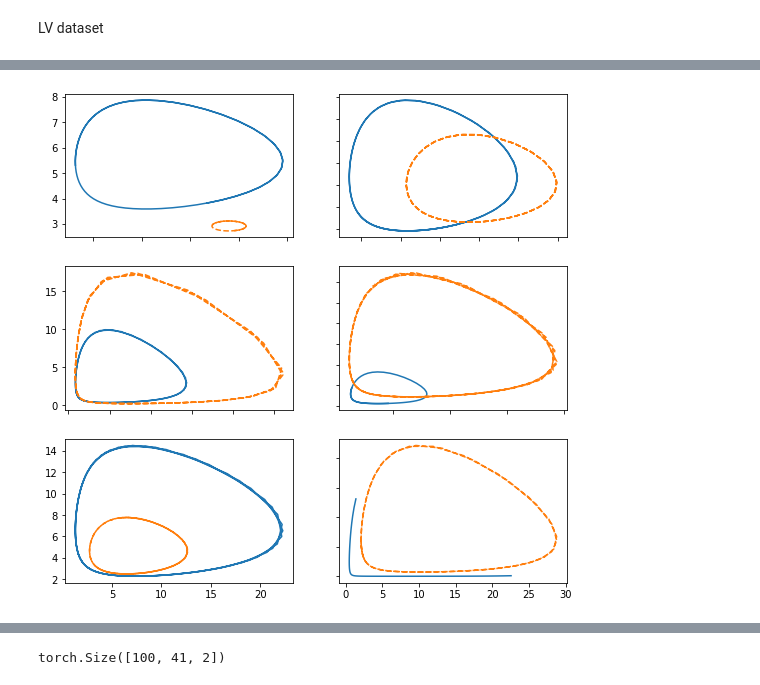
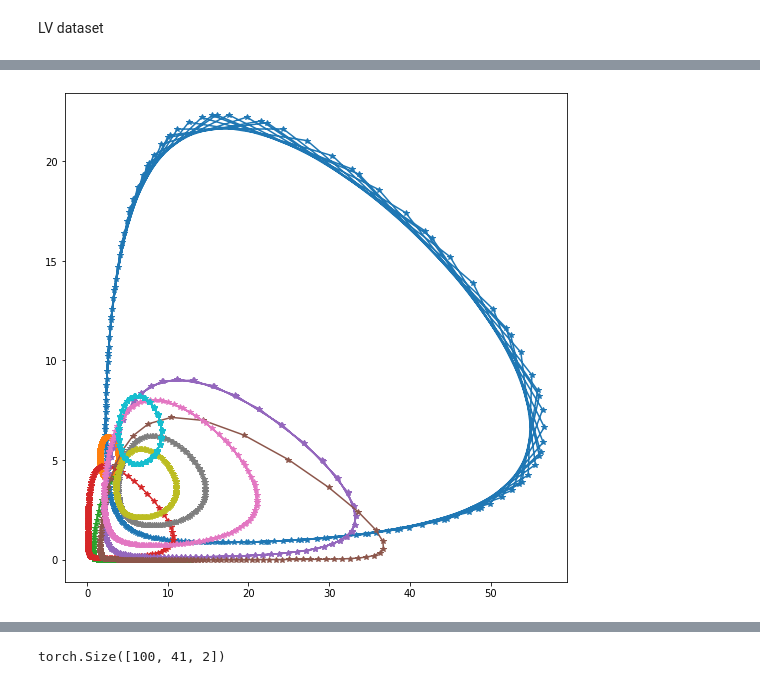
Before and after one commit to IlzeAmandaA/MoNODE, a Jupyter notebook: rnd.ipynb, the cells around one changed output, grey strips where cells are left out. Saved outputs shown, nothing was run; the diff lists cells and outputs as text; code cells hidden in the pictures.

```diff
--- a/rnd.ipynb
+++ b/rnd.ipynb
@@ -242,7 +223,8 @@ zt= xt
-# %%
-plot_spiral(zt, xt.unsqueeze(0), show=True)
-# %% [output]
-[figure, removed]
+# %%
+from model.misc.plot_utils import plot_2d_origin
+plot_2d_origin(xt, show=True,N=10)
+# %% [output]
+[figure, added]
 # %%
 plt.figure(1,(7,7))
 for i in range(xt.shape[1]):
```
Also changed, not shown: parts of 11 cells of this notebook, 8 other files.
